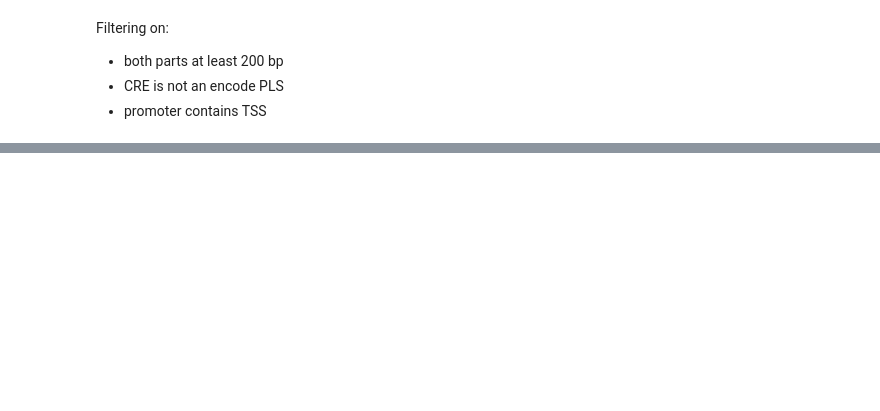
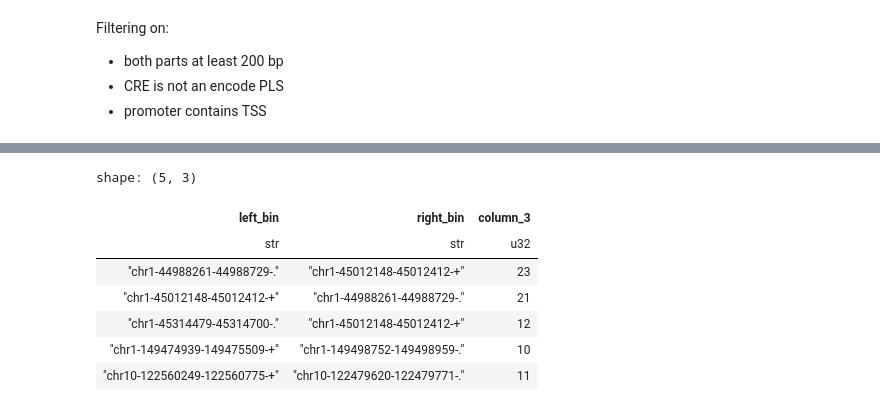
Before and after one commit to kircherlab/CMPRA_figures, a Jupyter notebook: luciferase_design.ipynb, the cells around one changed output, grey strips where cells are left out. Saved outputs shown, nothing was run; the diff lists cells and outputs as text; code cells hidden in the pictures; blank space fills up the shorter version.

```diff
--- a/luciferase_design.ipynb
+++ b/luciferase_design.ipynb
@@ -39,0 +81,13 @@ enhancers = data.sort("z_score", descending=True).head(30).select(~cs.matches("l
+# %%
+actual_bins = pl.read_csv("temp.actualbins.tsv", separator="\t", has_header=False).rename({"column_1": "left_bin", "column_2": "right_bin"})
+# %%
+actual_bins.with_columns(column_3 = pl.col("column_3").str.split(",").list.len()).head()
+# %% [output]
+shape: (5, 3)
+| left_bin | right_bin | column_3 |
+| str | str | u32 |
+| "chr1-44988261-44988729-." | "chr1-45012148-45012412-+" | 23 |
+| "chr1-45012148-45012412-+" | "chr1-44988261-44988729-." | 21 |
+| "chr1-45314479-45314700-." | "chr1-45012148-45012412-+" | 12 |
+| "chr1-149474939-149475509-+" | "chr1-149498752-149498959-." | 10 |
+| "chr10-122560249-122560775-+" | "chr10-122479620-122479771-." | 11 |
```
Also changed, not shown: parts of 31 cells of this notebook, 1 other file.
